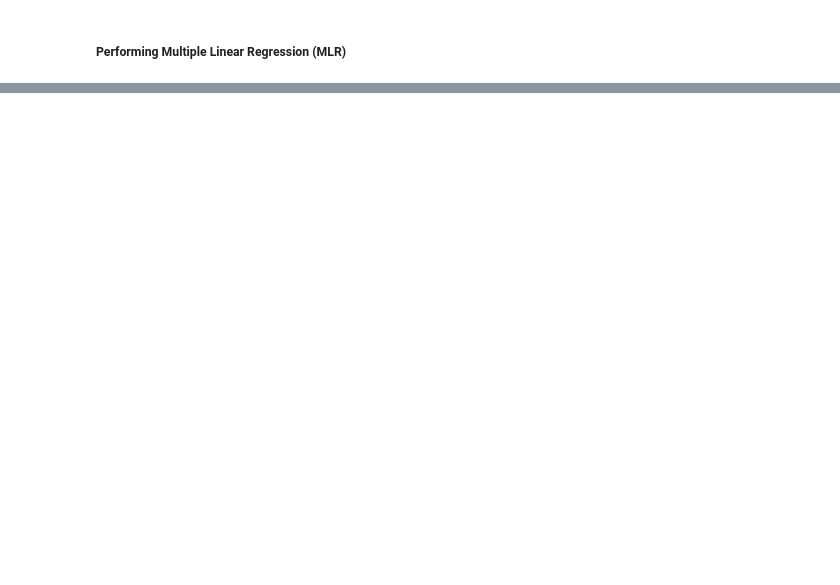
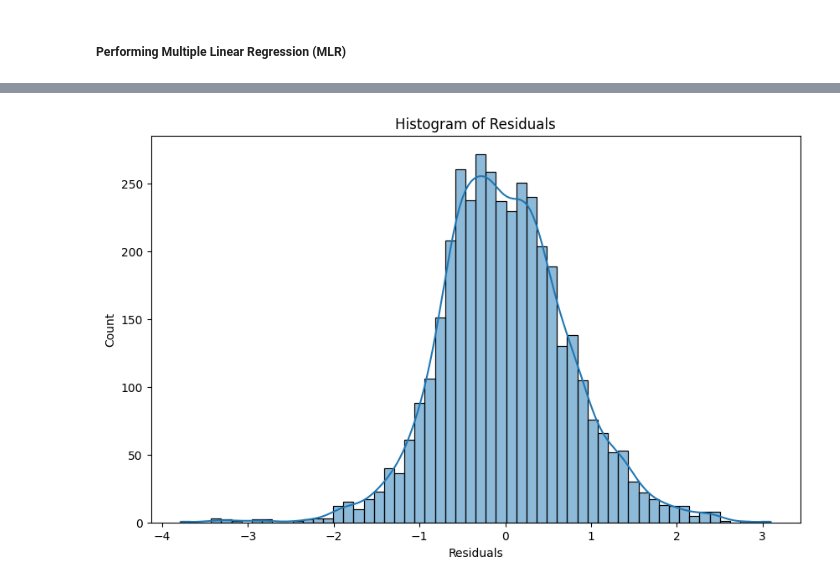
Before and after one commit to lcarnegie/INF412, a Jupyter notebook: A3/carnegie_luca_a3.ipynb, the cells around one changed output, grey strips where cells are left out. Drawn from its saved outputs; the diff is of its cells as text; code cells hidden in the pictures; blank space fills up the shorter version.

```diff
--- a/A3/carnegie_luca_a3.ipynb
+++ b/A3/carnegie_luca_a3.ipynb
@@ -161,10 +158,0 @@ X_test_sm = sm.add_constant(X_test)
-# %%
-# train a linear regression model with sci-kit-learn
-model = LinearRegression()
-model.fit(X_train, Y_train)
-
-# Fit the same regression model with statsmodels
-model_sm = sm.OLS(Y_train, X_train_sm).fit()
-
-# Model summary
-print(model_sm.summary())
@@ -190,0 +256,10 @@ strong multicollinearity or other numerical problems.
+# %%
+# 3. Normality of Residuals
+# Histogram
+plt.figure(figsize=(10, 6))
+sns.histplot(residuals, kde=True)
+plt.title('Histogram of Residuals')
+plt.xlabel('Residuals')
+plt.show()
+# %% [output]
+[figure, added]
```
Also changed, not shown: parts of 28 cells of this notebook, 1 other file.
